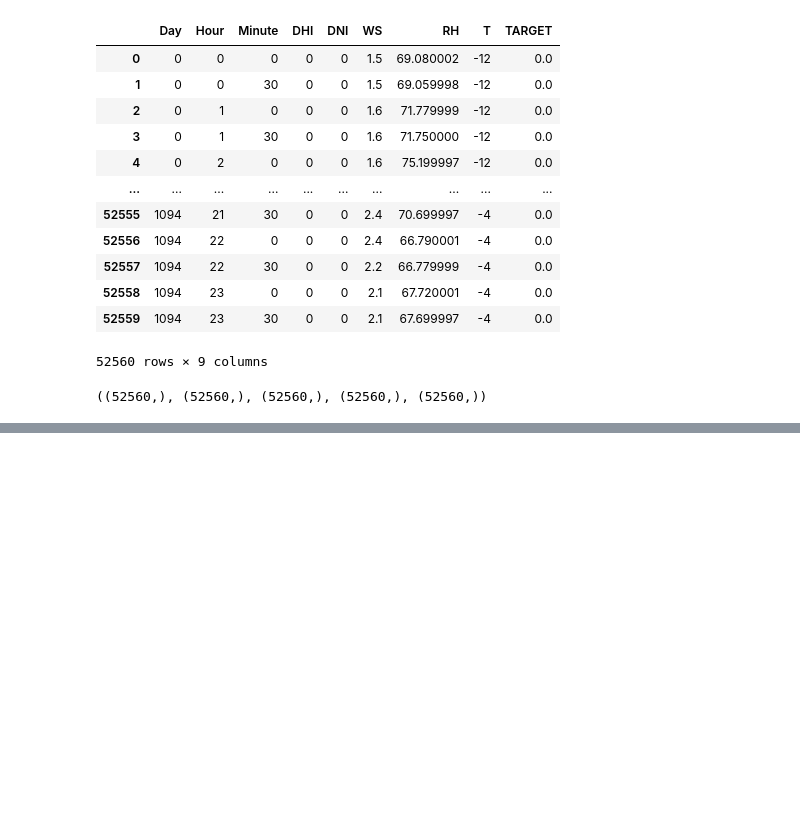
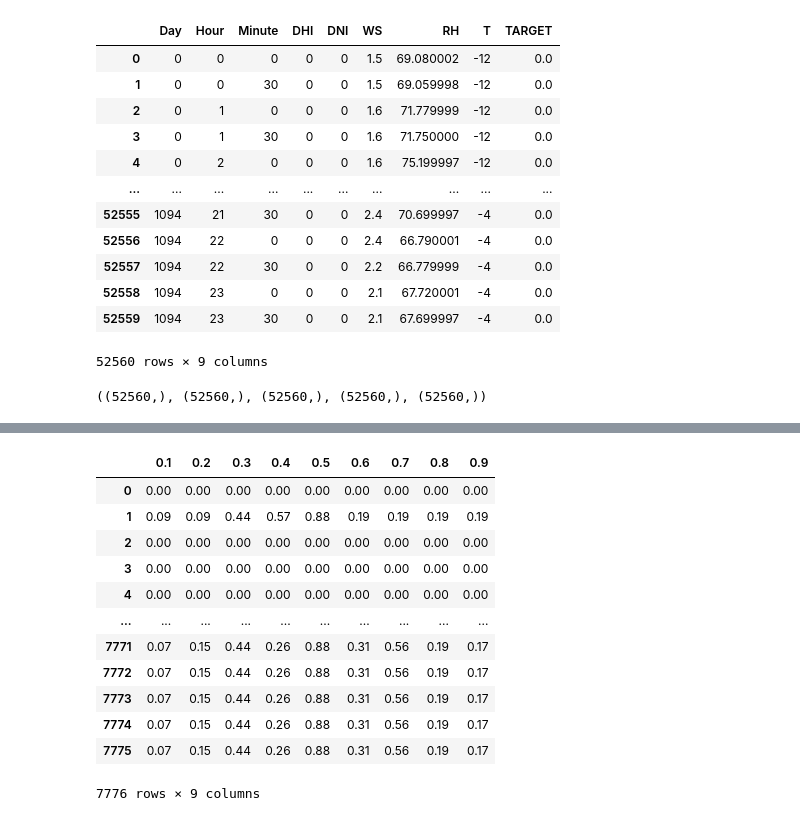
Before and after one commit to thinpig99/dacon-solarPanel, a Jupyter notebook: solarpanel_code_201210.ipynb, the cells around one changed output, grey strips where cells are left out. Drawn from its saved outputs; the diff is of its cells as text; code cells hidden in the pictures; blank space fills up the shorter version.

```diff
--- a/solarpanel_code_201210.ipynb
+++ b/solarpanel_code_201210.ipynb
@@ -871,0 +938,2 @@ dhi_y_test.size
+# %%
+quantiles = [0.1, 0.2, 0.3, 0.4, 0.5, 0.6, 0.7, 0.8, 0.9]
@@ -871,0 +998,16 @@ dhi_y_test.size
+# %%
+results_1
+# %% [output]
+|  | 0.1 | 0.2 | 0.3 | 0.4 | 0.5 | 0.6 | 0.7 | 0.8 | 0.9 |
+| 0 | 0.00 | 0.00 | 0.00 | 0.00 | 0.00 | 0.00 | 0.00 | 0.00 | 0.00 |
+| 1 | 0.09 | 0.09 | 0.44 | 0.57 | 0.88 | 0.19 | 0.19 | 0.19 | 0.19 |
+| 2 | 0.00 | 0.00 | 0.00 | 0.00 | 0.00 | 0.00 | 0.00 | 0.00 | 0.00 |
+| 3 | 0.00 | 0.00 | 0.00 | 0.00 | 0.00 | 0.00 | 0.00 | 0.00 | 0.00 |
+| 4 | 0.00 | 0.00 | 0.00 | 0.00 | 0.00 | 0.00 | 0.00 | 0.00 | 0.00 |
+| ... | ... | ... | ... | ... | ... | ... | ... | ... | ... |
+| 7771 | 0.07 | 0.15 | 0.44 | 0.26 | 0.88 | 0.31 | 0.56 | 0.19 | 0.17 |
+| 7772 | 0.07 | 0.15 | 0.44 | 0.26 | 0.88 | 0.31 | 0.56 | 0.19 | 0.17 |
+| 7773 | 0.07 | 0.15 | 0.44 | 0.26 | 0.88 | 0.31 | 0.56 | 0.19 | 0.17 |
+| 7774 | 0.07 | 0.15 | 0.44 | 0.26 | 0.88 | 0.31 | 0.56 | 0.19 | 0.17 |
+| 7775 | 0.07 | 0.15 | 0.44 | 0.26 | 0.88 | 0.31 | 0.56 | 0.19 | 0.17 |
+7776 rows × 9 columns
```
Also changed, not shown: parts of 63 cells of this notebook, 7 other files.
